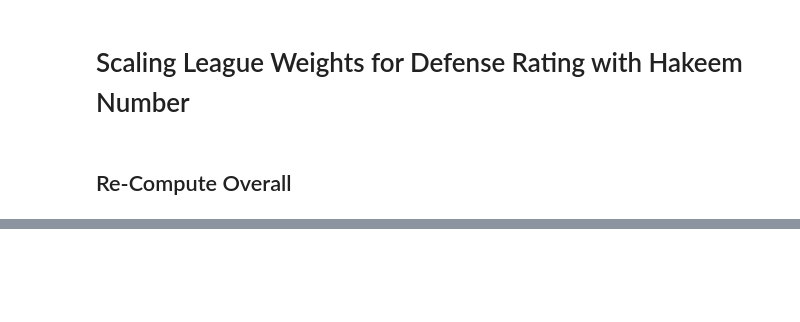
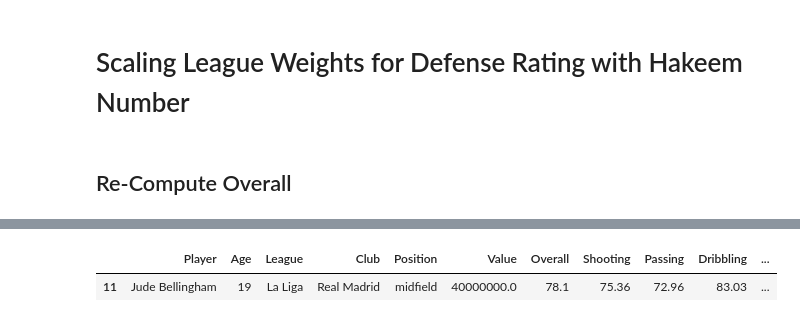
Before and after one commit to Chickychicken/Soccer-Transfer-Market-Application, a Jupyter notebook: Similarity Model/attribute_evaluation.ipynb, the cells around one changed output, grey strips where cells are left out. Cells and saved outputs as stored; diff of their text form; code cells hidden in the pictures; blank space fills up the shorter version.

```diff
--- a/Similarity Model/attribute_evaluation.ipynb
+++ b/Similarity Model/attribute_evaluation.ipynb
@@ -501,5 +501,10 @@ rating[rating['Player'] == 'Josko Gvardiol']
 # %% [output]
 |  | Player | Age | League | Club | Position | Value | Overall | Shooting | Passing | Dribbling | ... |
 | 10 | Josko Gvardiol | 20 | Bundesliga | RB Leipzig | Defender | 40000000.0 | 76.32 | 55.37 | 77.71 | 61.59 | ... |
+# %%
+rating[rating['Player'] == 'Jude Bellingham']
+# %% [output]
+|  | Player | Age | League | Club | Position | Value | Overall | Shooting | Passing | Dribbling | ... |
+| 11 | Jude Bellingham | 19 | La Liga | Real Madrid | midfield | 40000000.0 | 78.1 | 75.36 | 72.96 | 83.03 | ... |
 # %%
 rating.to_csv('Fifa_stats.csv')
```
Also changed, not shown: 5 other files.
